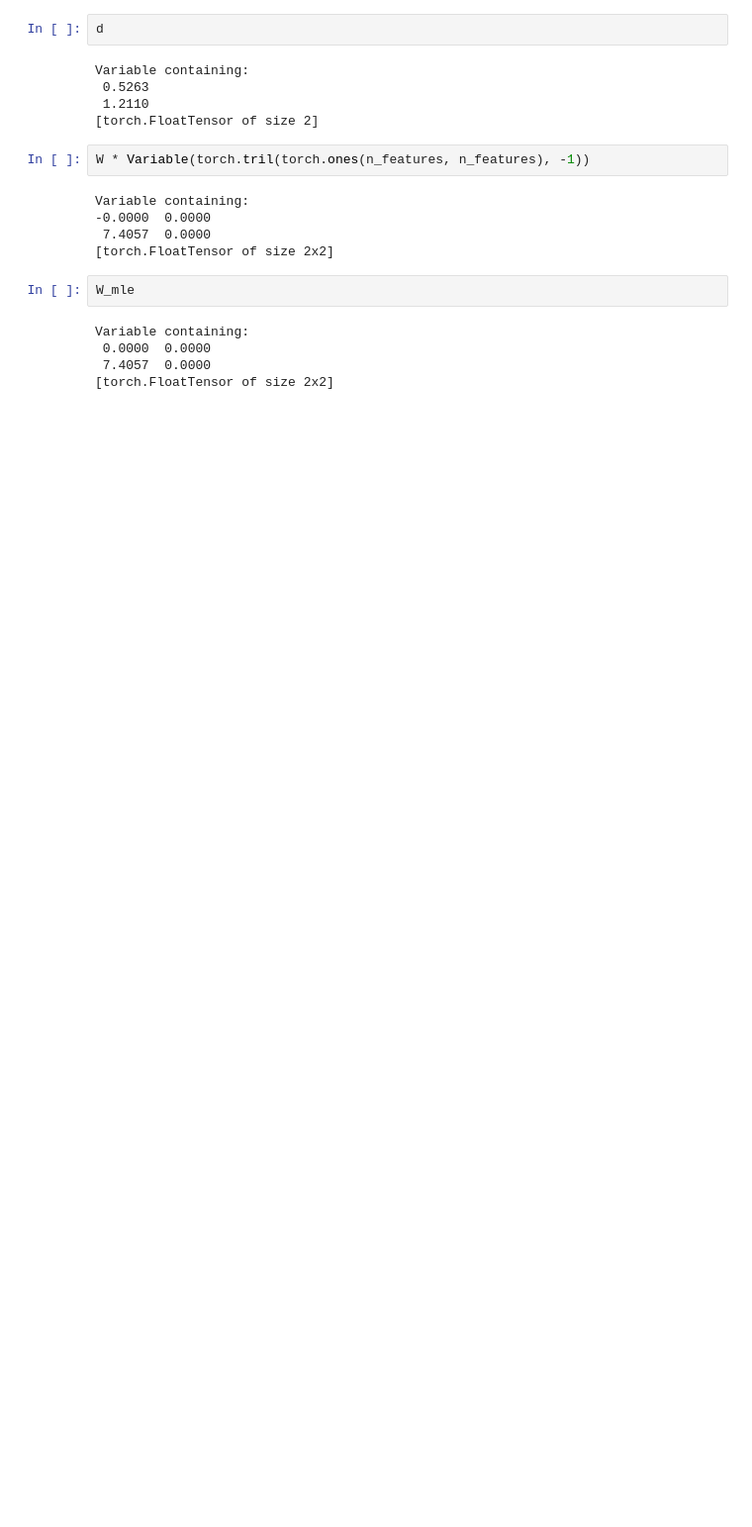
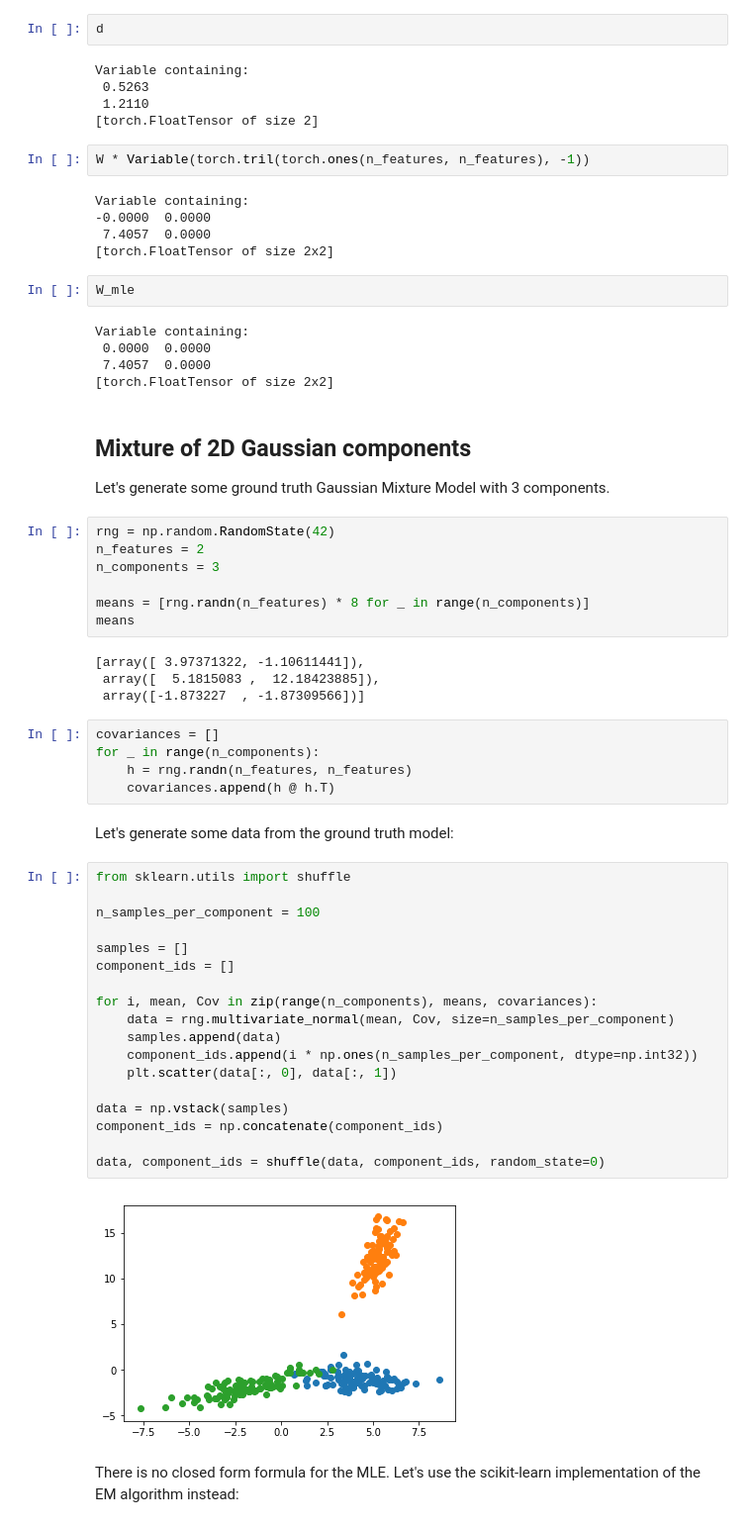
Before and after one commit to ogrisel/notebooks, a Jupyter notebook: gmm/GMM with PyTorch.ipynb, the cells around one changed output. Shown at 99% size. Drawn from its saved outputs; the diff is of its cells as text; blank space fills up the shorter version.

```diff
--- a/gmm/GMM with PyTorch.ipynb
+++ b/gmm/GMM with PyTorch.ipynb
@@ -256,3 +256,47 @@ Variable containing:
  0.0000  0.0000
  7.4057  0.0000
 [torch.FloatTensor of size 2x2]
+# %% [markdown]
+## Mixture of 2D Gaussian components
+
+Let's generate some ground truth Gaussian Mixture Model with 3 components.
+# %%
+rng = np.random.RandomState(42)
+n_features = 2
+n_components = 3
+
+means = [rng.randn(n_features) * 8 for _ in range(n_components)]
+means
+# %% [output]
+[array([ 3.97371322, -1.10611441]),
+ array([  5.1815083 ,  12.18423885]),
+ array([-1.873227  , -1.87309566])]
+# %%
+covariances = []
+for _ in range(n_components):
+    h = rng.randn(n_features, n_features)
+    covariances.append(h @ h.T)
+# %% [markdown]
+Let's generate some data from the ground truth model:
+# %%
+from sklearn.utils import shuffle
+
+n_samples_per_component = 100
+
+samples = []
+component_ids = []
+
+for i, mean, Cov in zip(range(n_components), means, covariances):
+    data = rng.multivariate_normal(mean, Cov, size=n_samples_per_component)
+    samples.append(data)
+    component_ids.append(i * np.ones(n_samples_per_component, dtype=np.int32))
+    plt.scatter(data[:, 0], data[:, 1])
+
+data = np.vstack(samples)
+component_ids = np.concatenate(component_ids)
+
+data, component_ids = shuffle(data, component_ids, random_state=0)
+# %% [output]
+[figure, added]
+# %% [markdown]
+There is no closed form formula for the MLE. Let's use the scikit-learn implementation of the EM algorithm instead:
```
Also changed, not shown: parts of 17 cells of this notebook.
